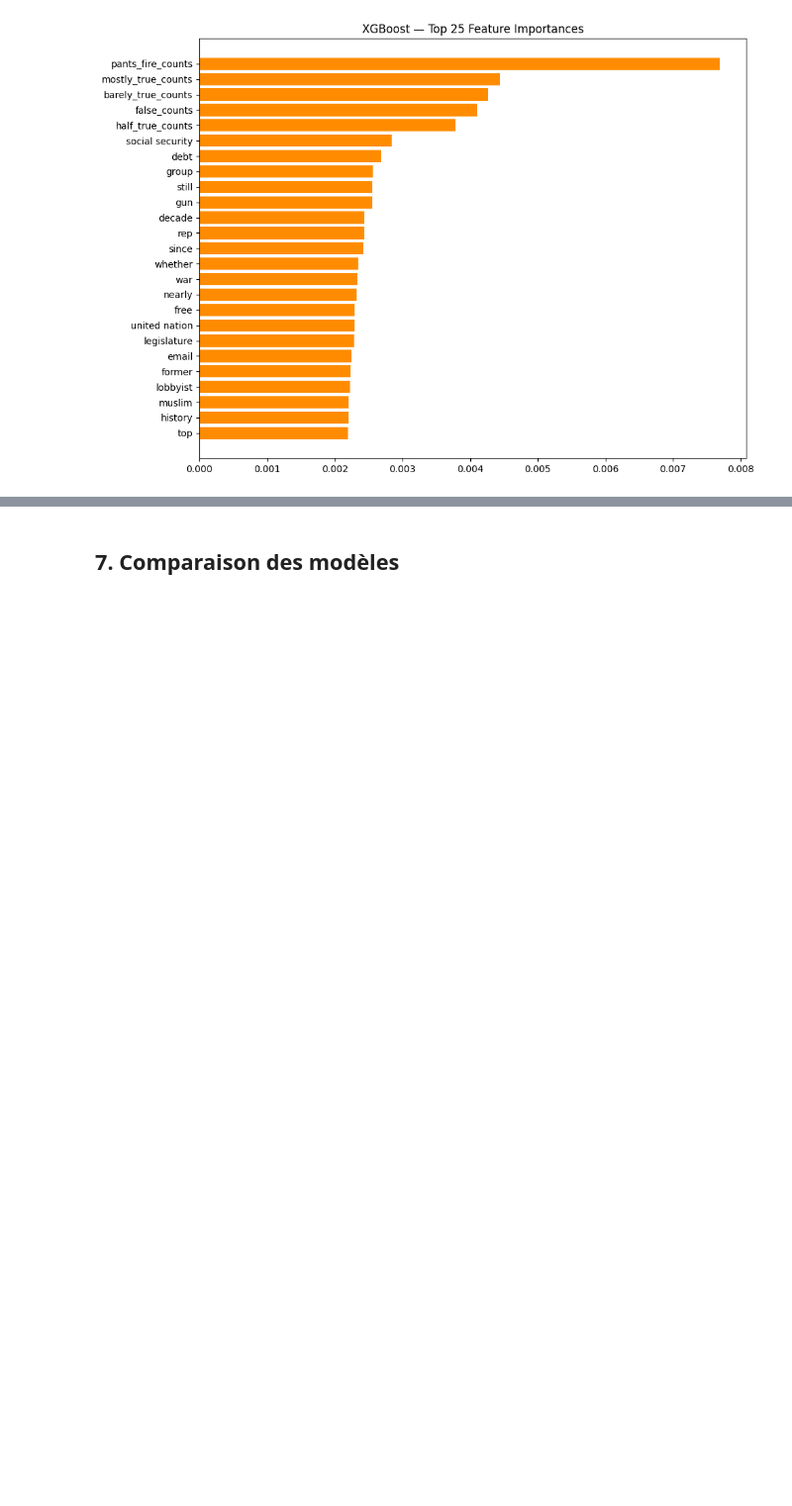
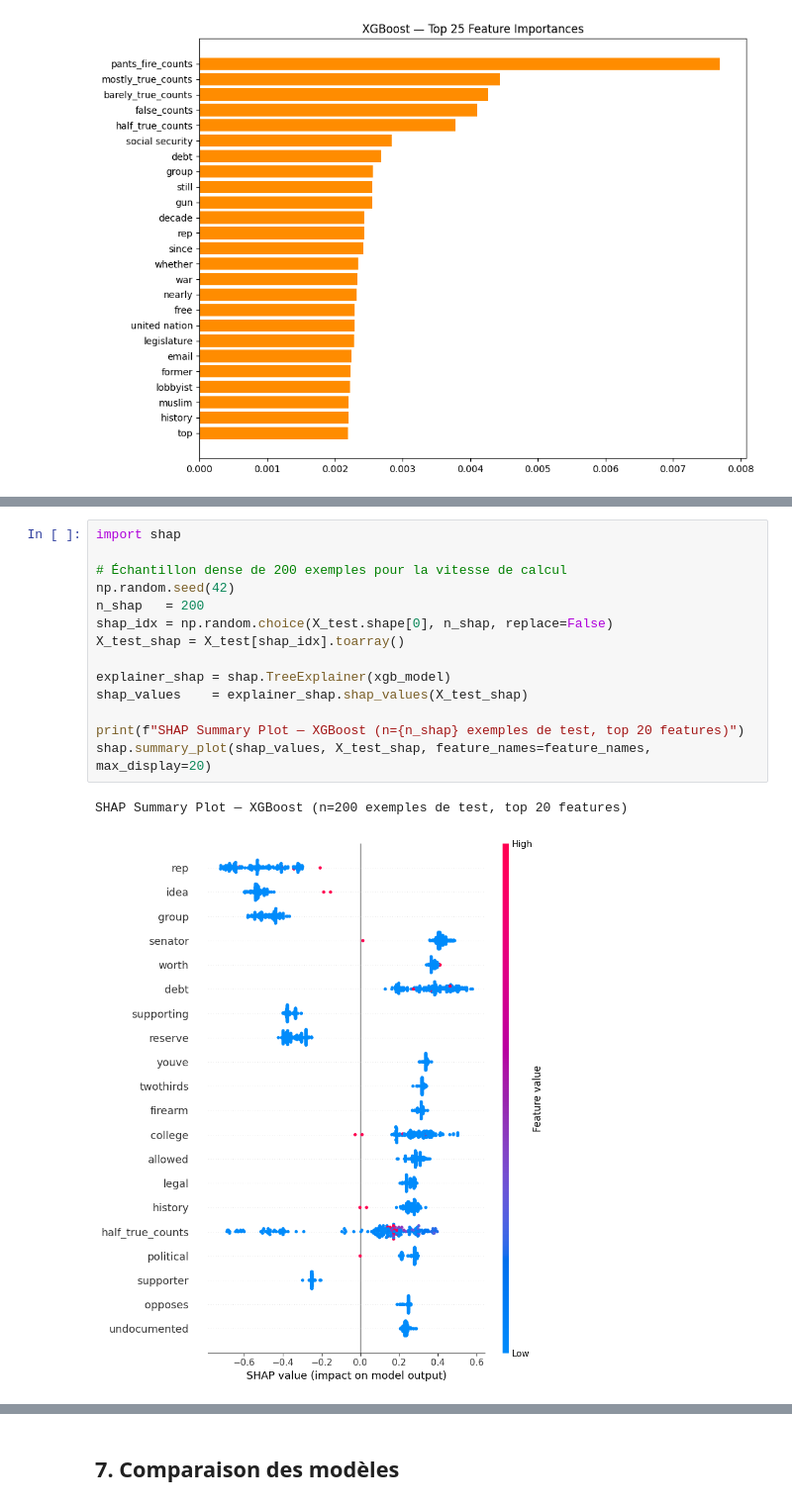
Before and after one commit to F2BHugo/projet_spe_3_fake_new, a Jupyter notebook: Notebook/03.5_Modelisation_pipeline.ipynb, the cells around one changed output, grey strips where cells are left out. Shown at 99% size. Drawn from its saved outputs; the diff is of its cells as text; blank space fills up the shorter version.

```diff
--- a/Notebook/03.5_Modelisation_pipeline.ipynb
+++ b/Notebook/03.5_Modelisation_pipeline.ipynb
@@ -292,0 +297,17 @@ plt.show()
+# %%
+import shap
+
+# Échantillon dense de 200 exemples pour la vitesse de calcul
+np.random.seed(42)
+n_shap   = 200
+shap_idx = np.random.choice(X_test.shape[0], n_shap, replace=False)
+X_test_shap = X_test[shap_idx].toarray()
+
+explainer_shap = shap.TreeExplainer(xgb_model)
+shap_values    = explainer_shap.shap_values(X_test_shap)
+
+print(f"SHAP Summary Plot — XGBoost (n={n_shap} exemples de test, top 20 features)")
+shap.summary_plot(shap_values, X_test_shap, feature_names=feature_names, max_display=20)
+# %% [output]
+SHAP Summary Plot — XGBoost (n=200 exemples de test, top 20 features)
+[figure, added]
```
Also changed, not shown: parts of 3 cells of this notebook, 6 other files.
